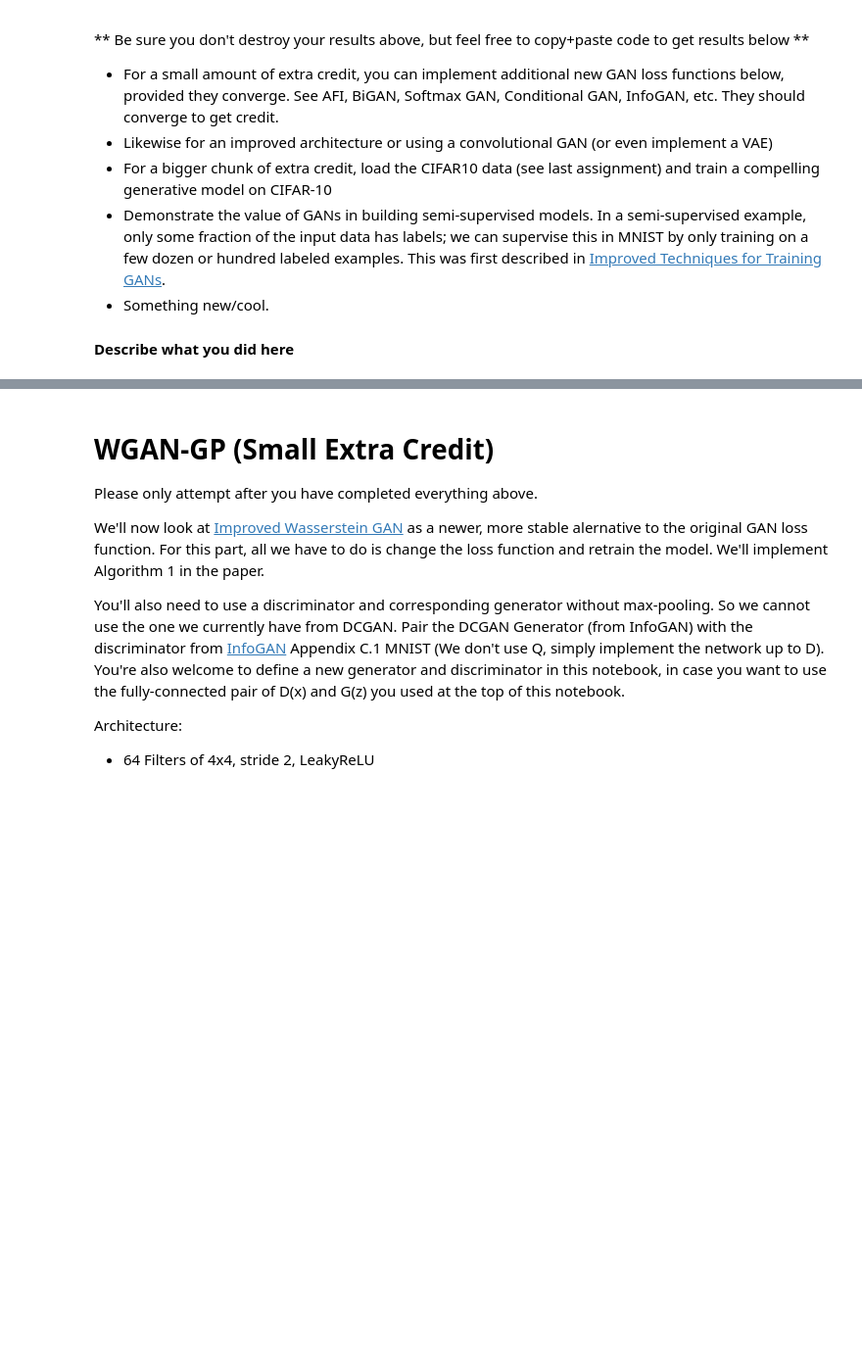
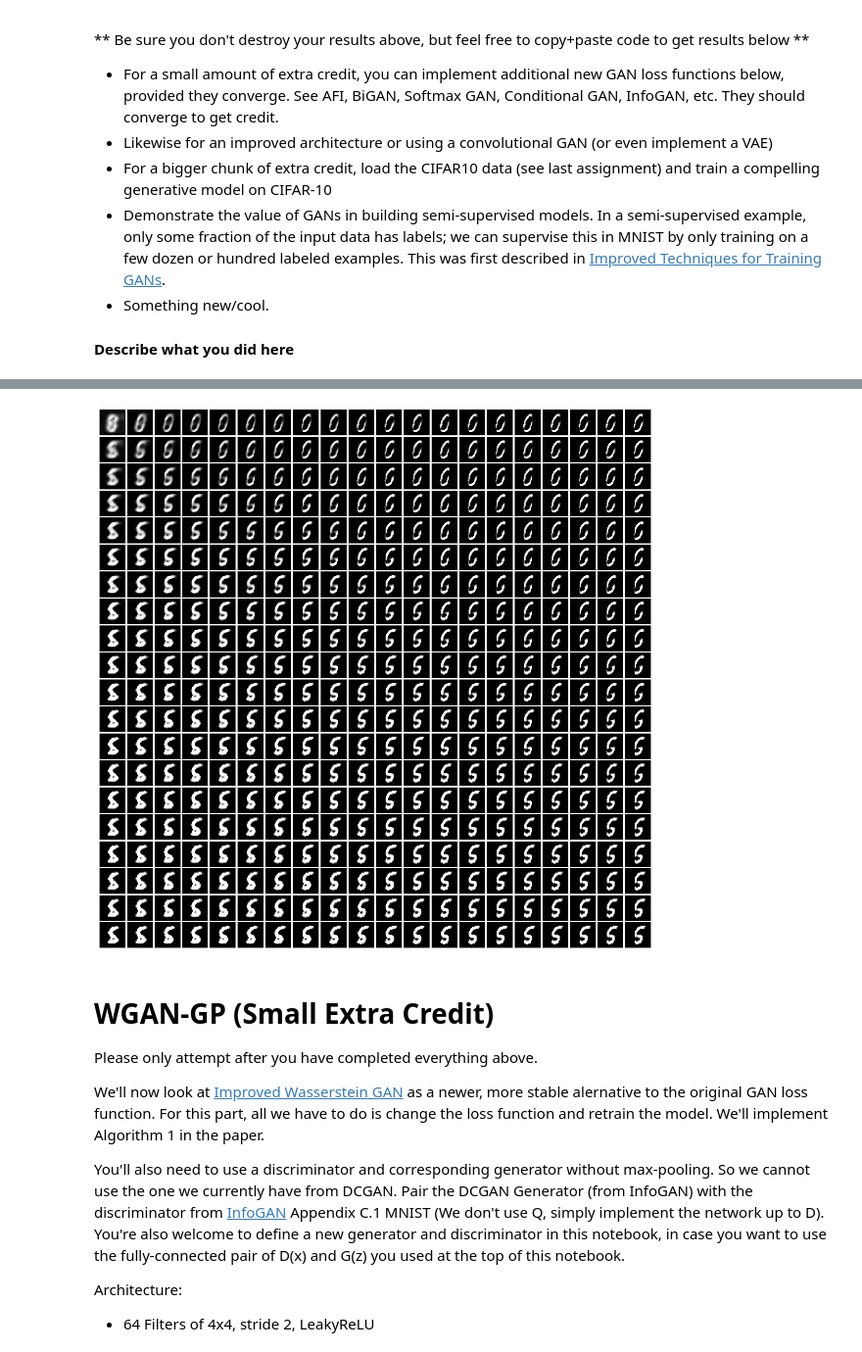
Before and after one commit to HenryLittle/cs231n, a Jupyter notebook: assignment3/GANs-TensorFlow.ipynb, the cells around one changed output, grey strips where cells are left out. Shown at 98% size. Drawn from its saved outputs; the diff is of its cells as text; code cells hidden in the pictures; blank space fills up the shorter version.

```diff
--- a/assignment3/GANs-TensorFlow.ipynb
+++ b/assignment3/GANs-TensorFlow.ipynb
@@ -962,3 +1003,14 @@ Iter: 1450, Loss: 123.1
+# %%
+latent_feed_in = np.zeros([400, 10])
+for i in range(400):
+    latent_feed_in[i][0] = i / 20
+    latent_feed_in[i][1] = i % 20
+#print(latent_feed_in)
+samples_res = sess.run(x_recon_latent, {z_rand: latent_feed_in})
+fig = show_images(samples_res[:])
+plt.show()
+# %% [output]
+[figure, added]
 # %% [markdown]
 # WGAN-GP (Small Extra Credit)
 
```
Also changed, not shown: parts of 4 cells of this notebook.
